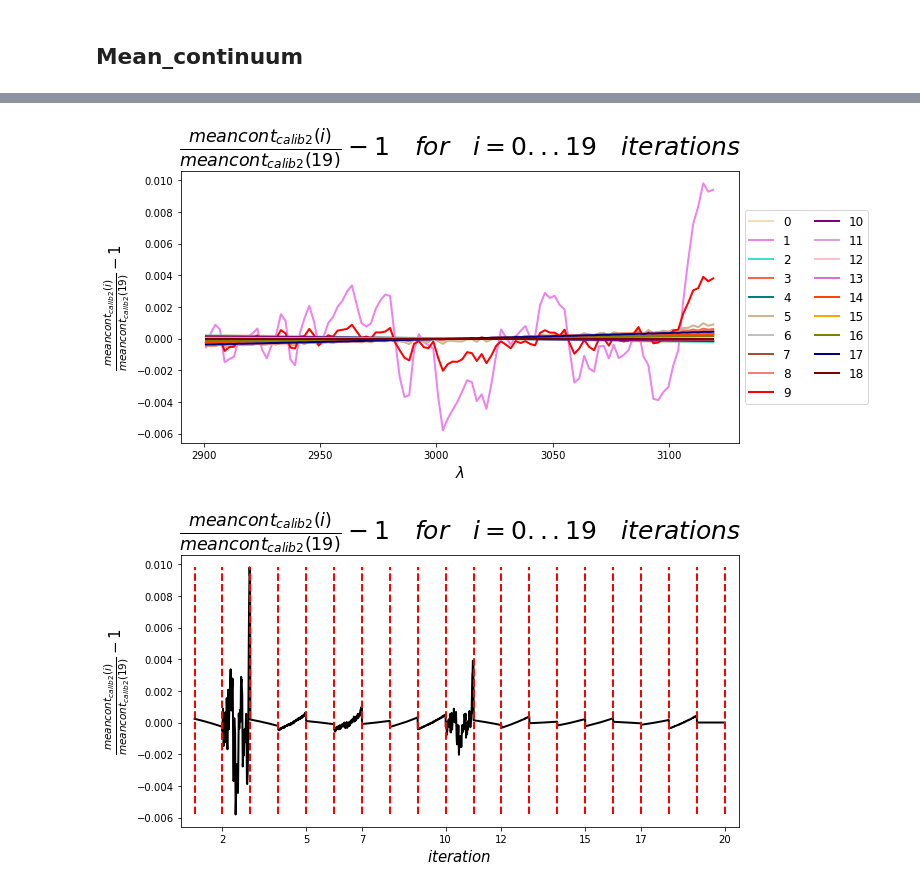
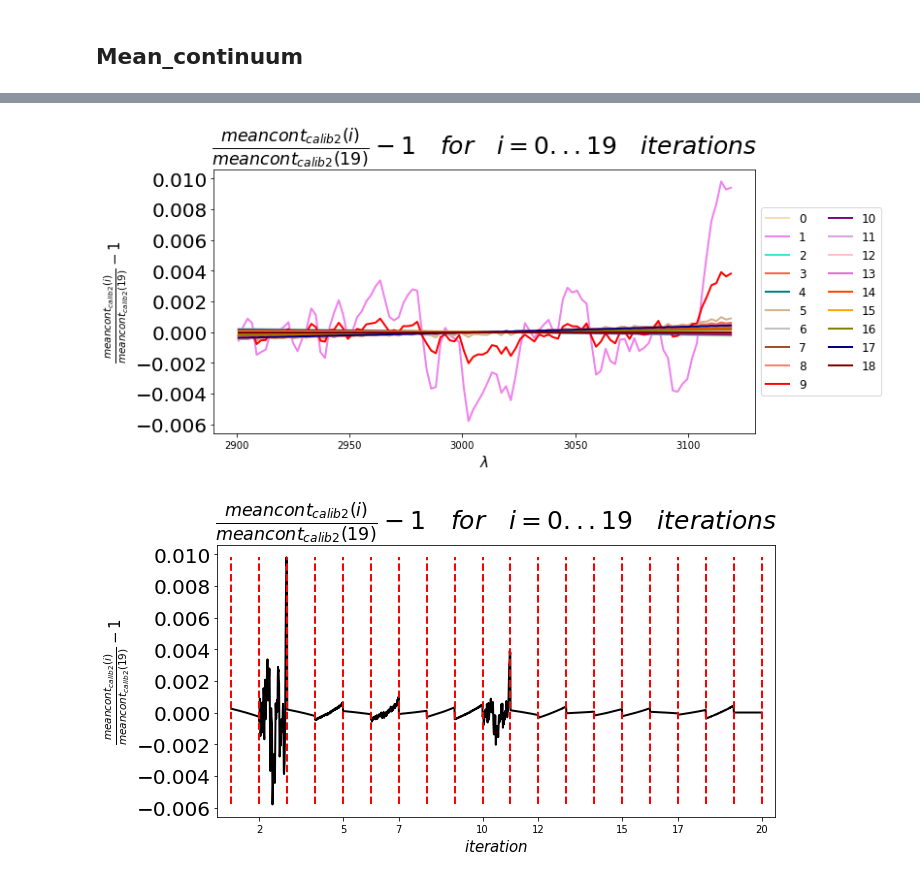
Before and after one commit to moonlovist/Picca_convergence_check, a Jupyter notebook: picca_convergence.ipynb, the cells around one changed output, grey strips where cells are left out. Cells and saved outputs as stored; diff of their text form; code cells hidden in the pictures.

```diff
--- a/picca_convergence.ipynb
+++ b/picca_convergence.ipynb
@@ -461,30 +468,31 @@ plt.show()
 # %%
 plt.figure()
 plt.title(r'$\frac{meancont_{calib2}(i)}{meancont_{calib2}(19)}-1\quad for\quad i=0...19\quad iterations$', fontsize=25)
 for num,color in zip(range(19),colors[3:]):
     plt.plot(10**loglam_rest_calib2[num],mean_cont_calib2[num]/mean_cont_calib2[-1]-1,label = '%s'%num, color=color)
 #plt.plot(10**loglam_rest_calib2[-1],mean_cont_calib2[-1]/mean_cont_calib2[-1]-1,label = '19',color = 'black')
 plt.xlabel(r'$\lambda$')
 plt.ylabel(r'$\frac{meancont_{calib2}(i)}{meancont_{calib2}(19)}-1$')
+plt.yticks(fontsize=20)
 plt.legend(loc='center left', bbox_to_anchor=(1.0, 0.5),ncol=2)
 plt.show()
 
 plt.figure()
 plt.title(r'$\frac{meancont_{calib2}(i)}{meancont_{calib2}(19)}-1\quad for\quad i=0...19\quad iterations$', fontsize=25)
 diff = np.array(mean_cont_calib2).reshape(-1)/np.tile(mean_cont_calib2[-1],19)-1
 plt.plot(np.linspace(1,20,len(np.array(mean_cont_calib2).reshape(-1))),diff,color='black')
 for num in range(20):
     plt.plot([(num+1)]*100,np.linspace(min(diff),max(diff),100),color = 'red',linestyle='dashed')
 plt.xlabel(r'$iteration$')
 plt.ylabel(r'$\frac{meancont_{calib2}(i)}{meancont_{calib2}(19)}-1$')
-
+plt.yticks(fontsize=20)
 xint = []
 locs, labels = plt.xticks()
 for each in locs:
     xint.append(int(each))
 plt.xticks(xint)
 plt.xlim(0.5,20.5)
 plt.show()
 # %% [output]
-[figure, old version]
+[figure, new version]
-[figure, old version]
+[figure, new version]
```
Also changed, not shown: parts of 7 cells of this notebook.
